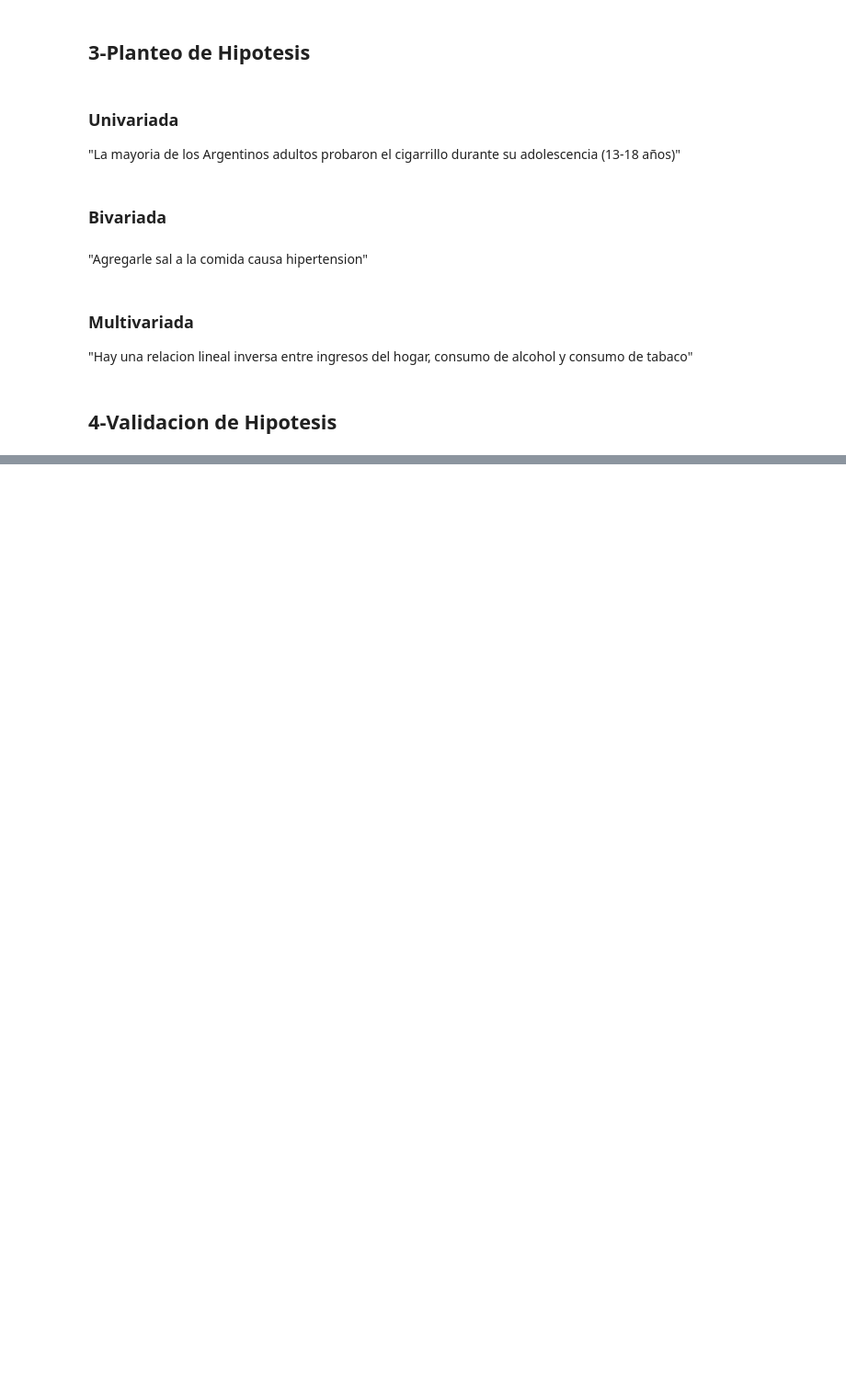
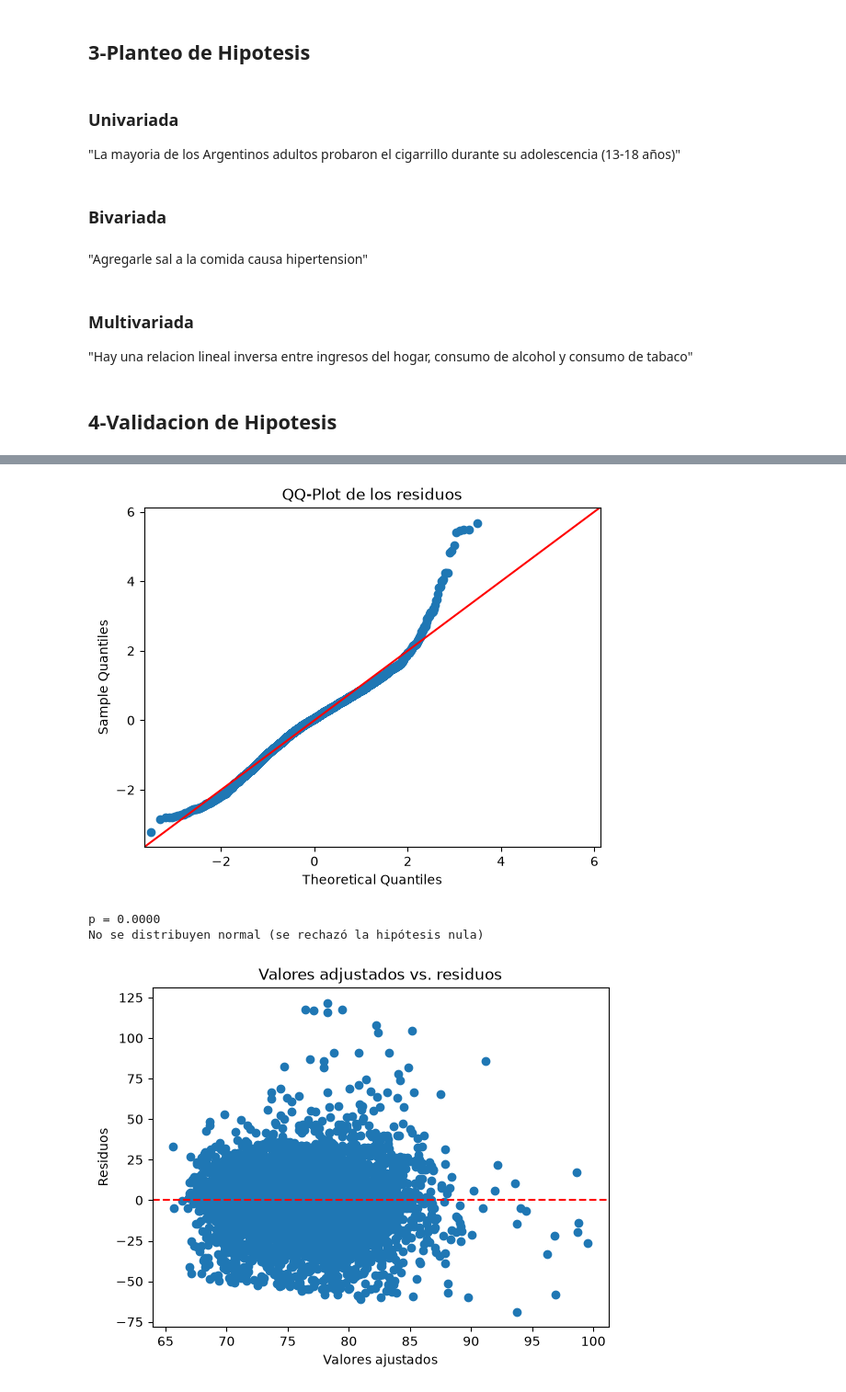
Before and after one commit to agustinlopezgh/TPE-FdlCdD-2026, a Jupyter notebook: Pruebas1.ipynb, the cells around one changed output, grey strips where cells are left out. Shown at 92% size. Saved outputs shown, nothing was run; the diff lists cells and outputs as text; code cells hidden in the pictures; blank space fills up the shorter version.

```diff
--- a/Pruebas1.ipynb
+++ b/Pruebas1.ipynb
@@ -157,0 +247,17 @@ Analizando los datos, y viendo la cantidad de columnas(287), nos parecio mas con
+# %%
+X = dataset_hip_5.drop("glucosa_registrada",axis=1)
+X = X.drop("presion",axis=1)
+y = dataset_hip_5["glucosa_registrada"].copy().to_frame()
+
+scaler = StandardScaler()
+X_scaled = scaler.fit_transform(X)
+X_scaled_df = pd.DataFrame(X_scaled, columns=X.columns)
+# Imprimir las medias y desviaciones estándar antes del escalado
+print("Medias y desviaciones estándar antes del escalado:")
+print(pd.DataFrame(X).describe().loc[['mean', 'std']])
+y_scaled = scaler.fit_transform(y)
+y_scaled_df = pd.DataFrame(y_scaled, columns=y.columns)
+
+# Imprimir las medias y desviaciones estándar después del escalado
+print("\nMedias y desviaciones estándar después del escalado:")
+print(pd.DataFrame(X_scaled_df).describe().loc[['mean', 'std']])
@@ -157,0 +274,4 @@ Analizando los datos, y viendo la cantidad de columnas(287), nos parecio mas con
+# %%
+X_scaled_df_ = sm.add_constant(X_scaled_df)
+model = sm.OLS(y, X_scaled_df_).fit()
+print(model.summary())
@@ -157,0 +296,28 @@ Analizando los datos, y viendo la cantidad de columnas(287), nos parecio mas con
+# %%
+# QQ-Plot
+zresid = (model.resid-model.resid.mean())/model.resid.std()
+sm.qqplot(zresid, line='45')
+plt.title("QQ-Plot de los residuos")
+plt.show()
+
+# aplicamos Shapiro-Wilk sobre los residuos
+_, p = stats.shapiro(model.resid)
+print("p = %.4f" % (p))
+# comparamos con el alpha
+alpha = 0.05
+if p > alpha:
+    print("Se distribuyen normal (falló en rechazarse la hipótesis nula)")
+else:
+    print('No se distribuyen normal (se rechazó la hipótesis nula)')
+
+plt.scatter(model.fittedvalues, model.resid)
+plt.xlabel("Valores ajustados")
+plt.ylabel("Residuos")
+plt.title("Valores adjustados vs. residuos")
+plt.axhline(0, color='red', linestyle='--')
+plt.show()
+# %% [output]
+[figure, added]
+p = 0.0000
+No se distribuyen normal (se rechazó la hipótesis nula)
+[figure, added]
```
Also changed, not shown: parts of 10 cells of this notebook, 1 other file.
